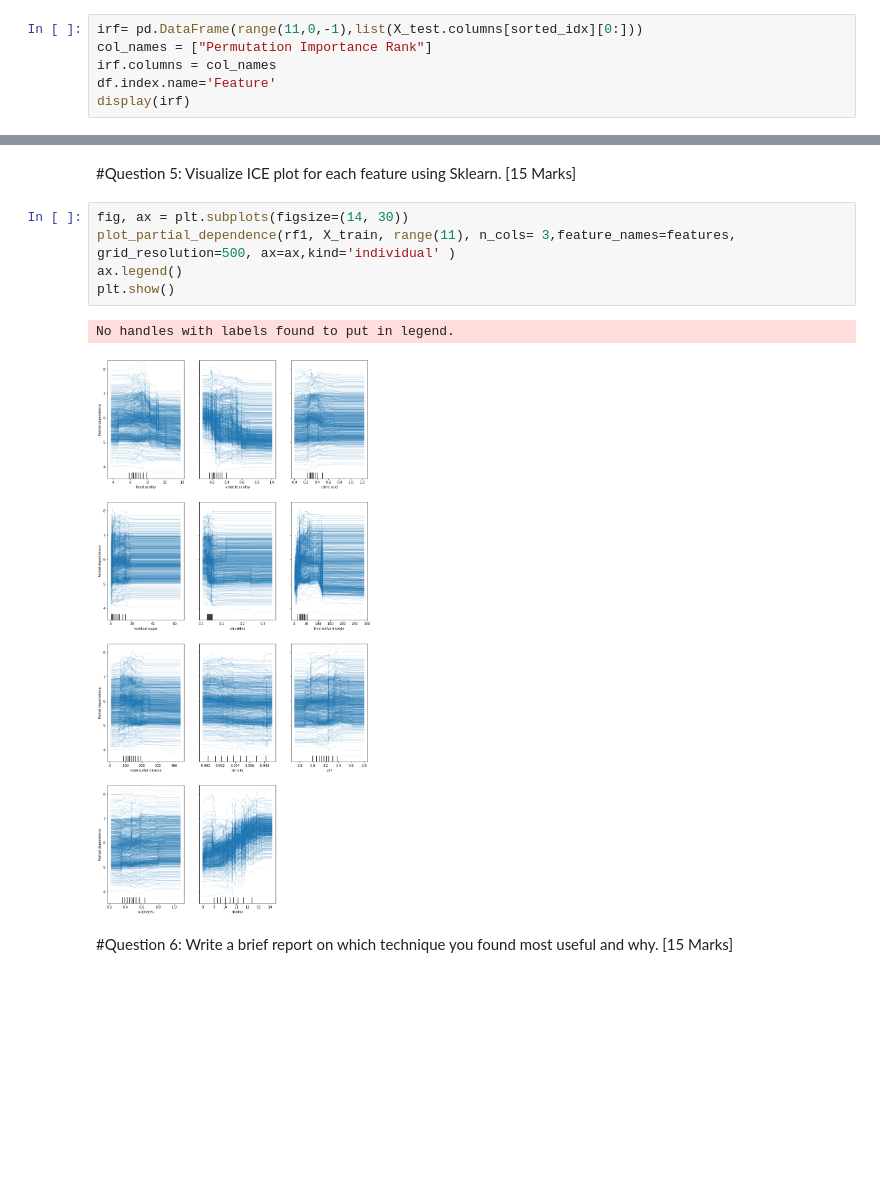
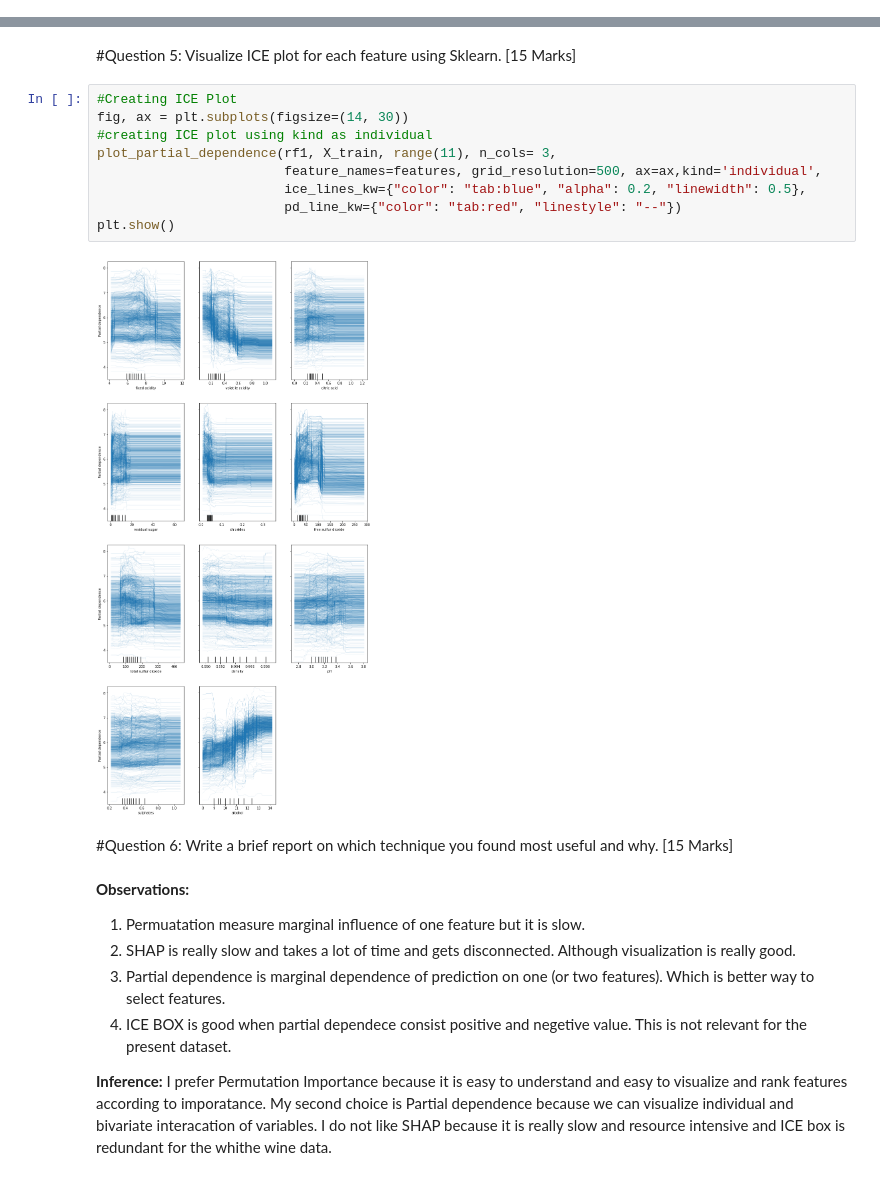
Before and after one commit to Sauravhuskie/680---assignment-2, a Jupyter notebook: CSCI_680_Assignment_5.ipynb, the cells around one changed output, grey strips where cells are left out. Cells and saved outputs as stored; diff of their text form; blank space fills up the shorter version.

```diff
--- a/CSCI_680_Assignment_5.ipynb
+++ b/CSCI_680_Assignment_5.ipynb
@@ -151,6 +169,0 @@ plt.show()
-# %%
-irf= pd.DataFrame(range(11,0,-1),list(X_test.columns[sorted_idx][0:]))
-col_names = ["Permutation Importance Rank"]
-irf.columns = col_names
-df.index.name='Feature'
-display(irf)
@@ -362,13 +343,25 @@ plot_partial_dependence(
 # %% [markdown]
 #Question 5: Visualize ICE plot for each feature using Sklearn.     [15 Marks]
 # %%
+#Creating ICE Plot
 fig, ax = plt.subplots(figsize=(14, 30))
-plot_partial_dependence(rf1, X_train, range(11), n_cols= 3,feature_names=features, grid_resolution=500, ax=ax,kind='individual' )
-ax.legend()
+#creating ICE plot using kind as individual
+plot_partial_dependence(rf1, X_train, range(11), n_cols= 3,
+                        feature_names=features, grid_resolution=500, ax=ax,kind='individual',
+                        ice_lines_kw={"color": "tab:blue", "alpha": 0.2, "linewidth": 0.5},
+                        pd_line_kw={"color": "tab:red", "linestyle": "--"})
 plt.show()
 # %% [output]
-No handles with labels found to put in legend.
-[figure, old version]
+[figure, new version]
 # %% [markdown]
 #Question 6: Write a brief report on which technique you found most useful and why.
  [15 Marks]
+# %% [markdown]
+**Observations:**
+1. Permuatation measure marginal influence of one feature but it is slow.
+2. SHAP is really slow and takes a lot of time and gets disconnected. Although visualization is really good.
+3. Partial dependence is marginal dependence of prediction on one (or two features). Which is better way to select features.
+4. ICE BOX is good when partial dependece consist positive and negetive value. This is not relevant for the present dataset.
+
+**Inference:**
+I prefer Permutation Importance because it is easy to understand and easy to visualize and rank features according to imporatance.  My second choice is Partial dependence because we can visualize individual and bivariate interacation of variables. I do not like SHAP because it is really slow and resource intensive and ICE box is redundant for the whithe wine data.
```
Also changed, not shown: parts of 39 cells of this notebook.
